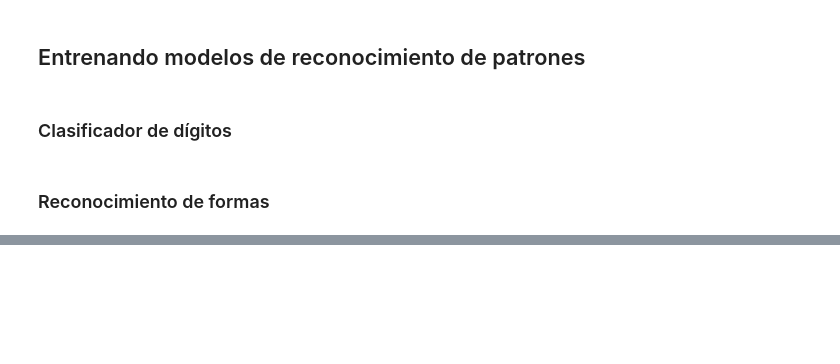
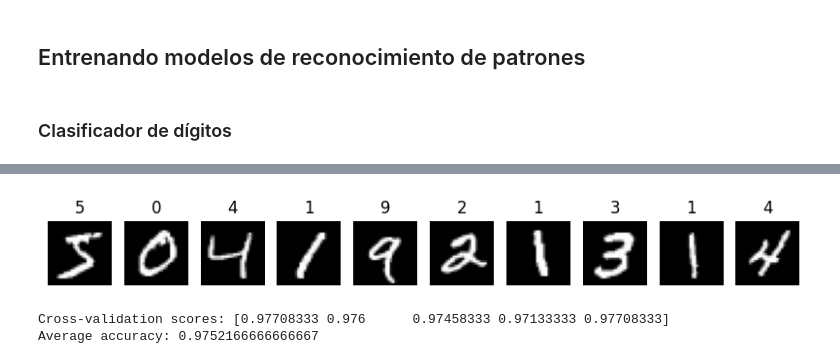
Before and after one commit to FranPuentes/iTI2025, a Jupyter notebook: 05 clasificación de imágenes.ipynb, the cells around one changed output, grey strips where cells are left out. Cells and saved outputs as stored; diff of their text form; code cells hidden in the pictures; blank space fills up the shorter version.

```diff
--- a/05 clasificación de imágenes.ipynb
+++ b/05 clasificación de imágenes.ipynb
@@ -64,5 +64,20 @@ Score: 0.44, Label: bed
 ## Entrenando modelos de reconocimiento de patrones
 # %% [markdown]
 ### Clasificador de dígitos
-# %% [markdown]
-### Reconocimiento de formas
+# %%
+# prompt: Descarga el dataset MNIST digits y cárgalo en memoria en un dataframe. Muestra un ejemplo de 10 imágenes y su correspondiente etiqueta, todo ello en una fila.
+
+import tensorflow as tf
+import matplotlib.pyplot as plt
+
+# Descarga el dataset MNIST digits
+(x_train, y_train), (x_test, y_test) = tf.keras.datasets.mnist.load_data()
+
+# Muestra un ejemplo de 10 imágenes y su correspondiente etiqueta
+fig, axes = plt.subplots(1, 10, figsize=(10, 1))
+for i in range(10):
+  axes[i].imshow(x_train[i], cmap='gray')
+  axes[i].set_title(y_train[i])
+  axes[i].axis('off')
+plt.show()
+# %% [output]
@@ -68,0 +86,23 @@ Score: 0.44, Label: bed
+[figure, added]
+# %%
+# prompt: Usando xgboost entrena un modelo usando el conjunto de entrenamiento. Usa crossvalidation para mostrar una evaluación sin usar el conjunto de testeo.
+
+import xgboost as xgb
+from sklearn.model_selection import cross_val_score
+from sklearn.metrics import accuracy_score
+
+# Reshape the data to fit XGBoost's input format
+x_train_flattened = x_train.reshape(x_train.shape[0], -1)
+
+# Create an XGBoost classifier
+model = xgb.XGBClassifier()
+
+# Perform cross-validation
+scores = cross_val_score(model, x_train_flattened, y_train, cv=5, scoring='accuracy')
+
+# Print the cross-validation scores
+print("Cross-validation scores:", scores)
+print("Average accuracy:", scores.mean())
+# %% [output]
+Cross-validation scores: [0.97708333 0.976      0.97458333 0.97133333 0.97708333]
+Average accuracy: 0.9752166666666667
```
Also changed, not shown: parts of 9 cells of this notebook, 3 other files.
